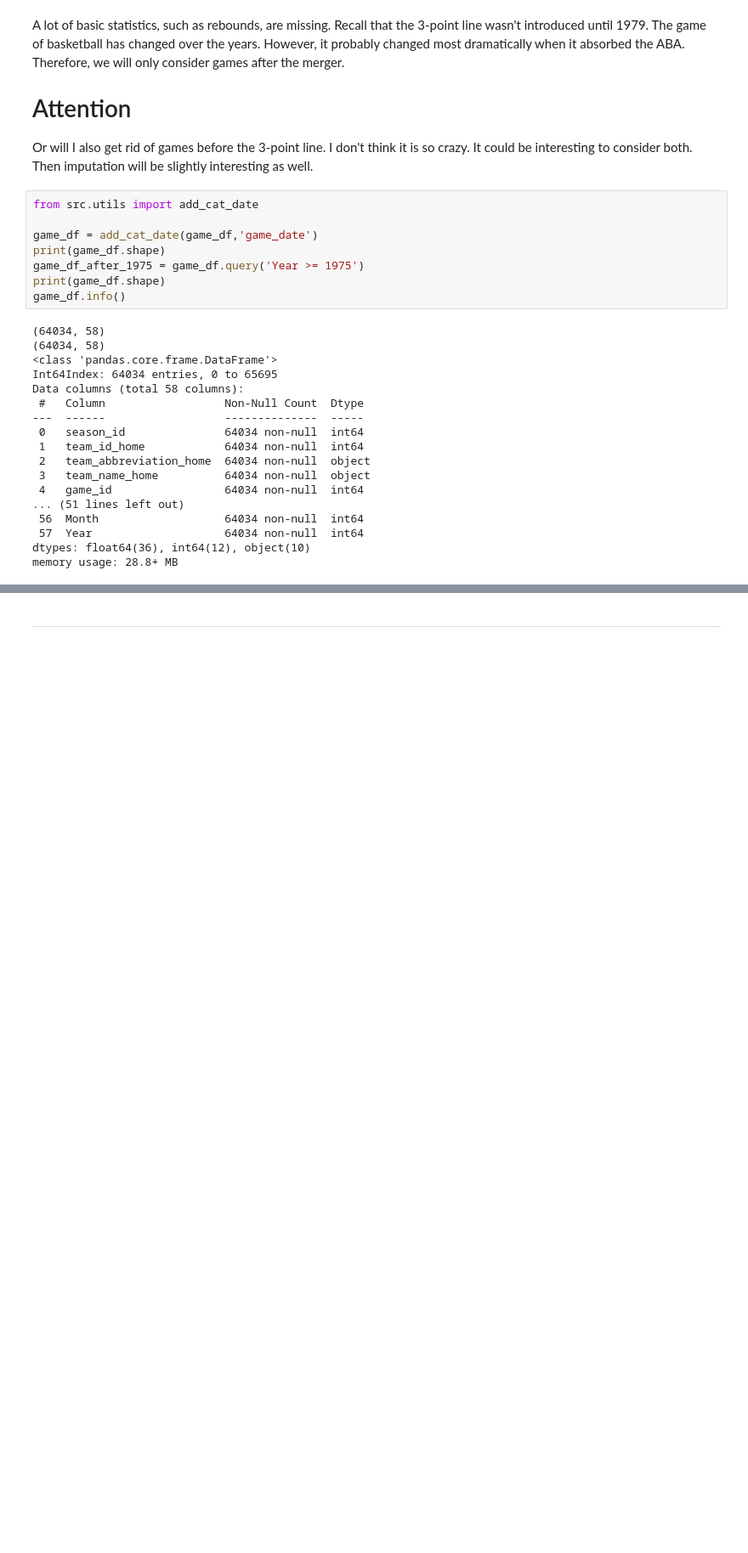
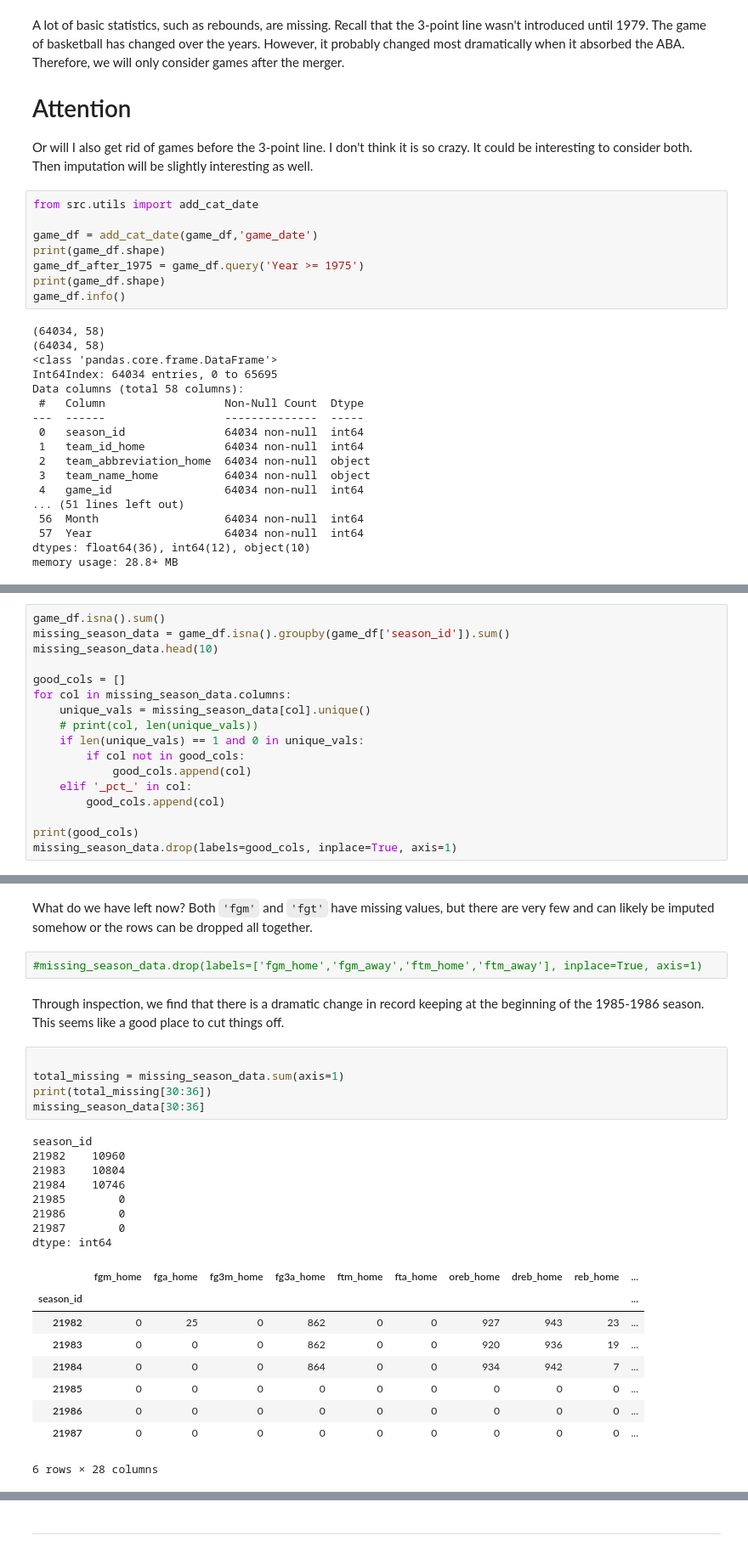
Before and after one commit to smtilson/pp5-ml-dashboard, a Jupyter notebook: jupyter_notebooks/02_Cleaning_Data.ipynb, the cells around one changed output, grey strips where cells are left out. Shown at 85% size. Saved outputs shown, nothing was run; the diff lists cells and outputs as text; blank space fills up the shorter version.

Commit message:
cleaned game.csv extensively

```diff
--- a/jupyter_notebooks/02_Cleaning_Data.ipynb
+++ b/jupyter_notebooks/02_Cleaning_Data.ipynb
@@ -190,0 +206,17 @@ We are finally ready to remove the columns discussed above.
+# %%
+game_df.isna().sum()
+missing_season_data = game_df.isna().groupby(game_df['season_id']).sum()
+missing_season_data.head(10)
+
+good_cols = []
+for col in missing_season_data.columns:
+    unique_vals = missing_season_data[col].unique()
+    # print(col, len(unique_vals))
+    if len(unique_vals) == 1 and 0 in unique_vals:
+        if col not in good_cols:
+            good_cols.append(col)
+    elif '_pct_' in col:
+        good_cols.append(col)
+
+print(good_cols)
+missing_season_data.drop(labels=good_cols, inplace=True, axis=1)
@@ -190,0 +235,29 @@ We are finally ready to remove the columns discussed above.
+# %% [markdown]
+What do we have left now? Both `'fgm'` and `'fgt'` have missing values, but there are very few and can likely be imputed somehow or the rows can be dropped all together.
+# %%
+#missing_season_data.drop(labels=['fgm_home','fgm_away','ftm_home','ftm_away'], inplace=True, axis=1)
+# %% [markdown]
+Through inspection, we find that there is a dramatic change in record keeping at the beginning of the 1985-1986 season. This seems like a good place to cut things off.
+# %%
+
+total_missing = missing_season_data.sum(axis=1)
+print(total_missing[30:36])
+missing_season_data[30:36]
+# %% [output]
+season_id
+21982    10960
+21983    10804
+21984    10746
+21985        0
+21986        0
+21987        0
+dtype: int64
+|  | fgm_home | fga_home | fg3m_home | fg3a_home | ftm_home | fta_home | oreb_home | dreb_home | reb_home | ... |
+| season_id |  |  |  |  |  |  |  |  |  | ... |
+| 21982 | 0 | 25 | 0 | 862 | 0 | 0 | 927 | 943 | 23 | ... |
+| 21983 | 0 | 0 | 0 | 862 | 0 | 0 | 920 | 936 | 19 | ... |
+| 21984 | 0 | 0 | 0 | 864 | 0 | 0 | 934 | 942 | 7 | ... |
+| 21985 | 0 | 0 | 0 | 0 | 0 | 0 | 0 | 0 | 0 | ... |
+| 21986 | 0 | 0 | 0 | 0 | 0 | 0 | 0 | 0 | 0 | ... |
+| 21987 | 0 | 0 | 0 | 0 | 0 | 0 | 0 | 0 | 0 | ... |
+6 rows × 28 columns
```
Also changed, not shown: parts of 24 cells of this notebook, 3 other files.
